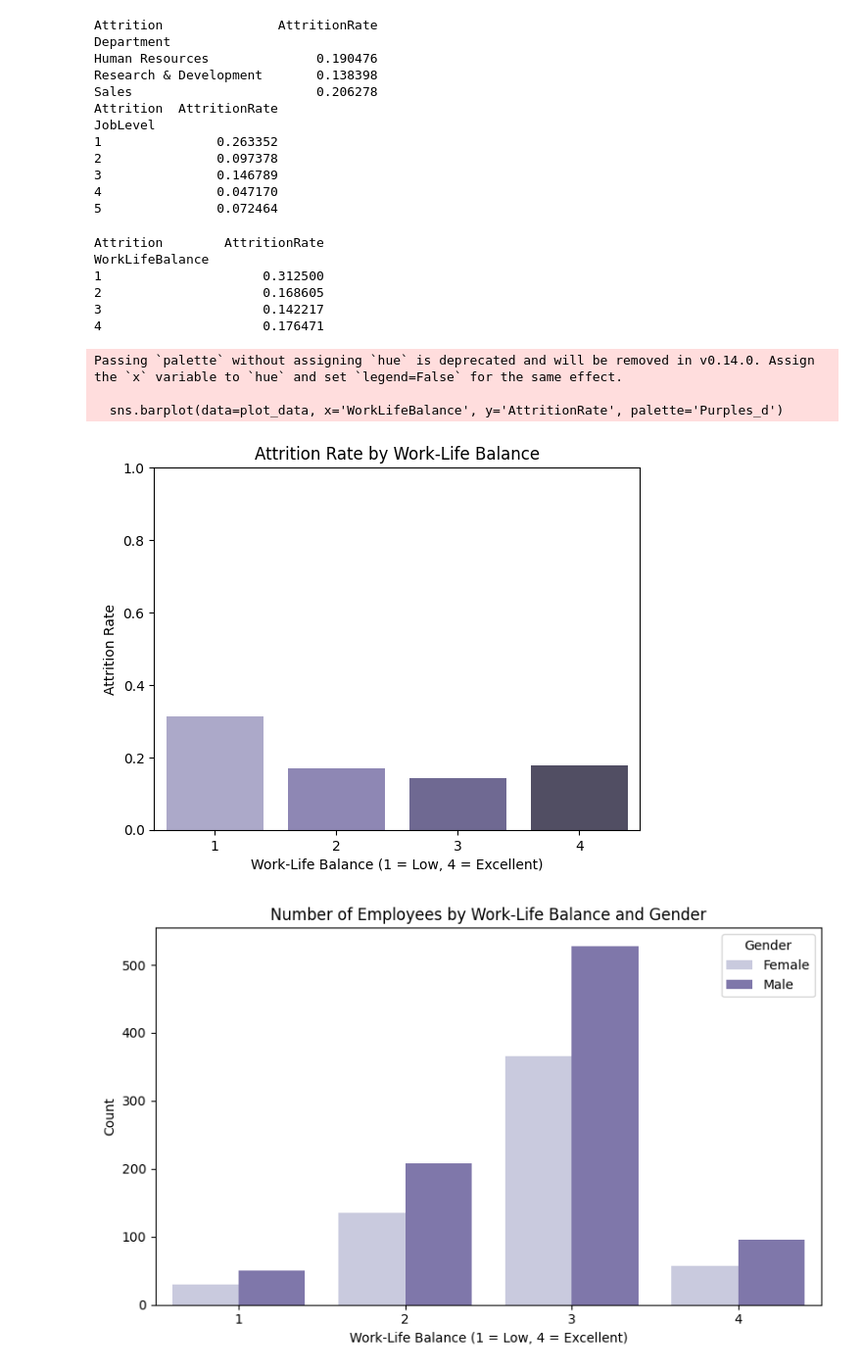
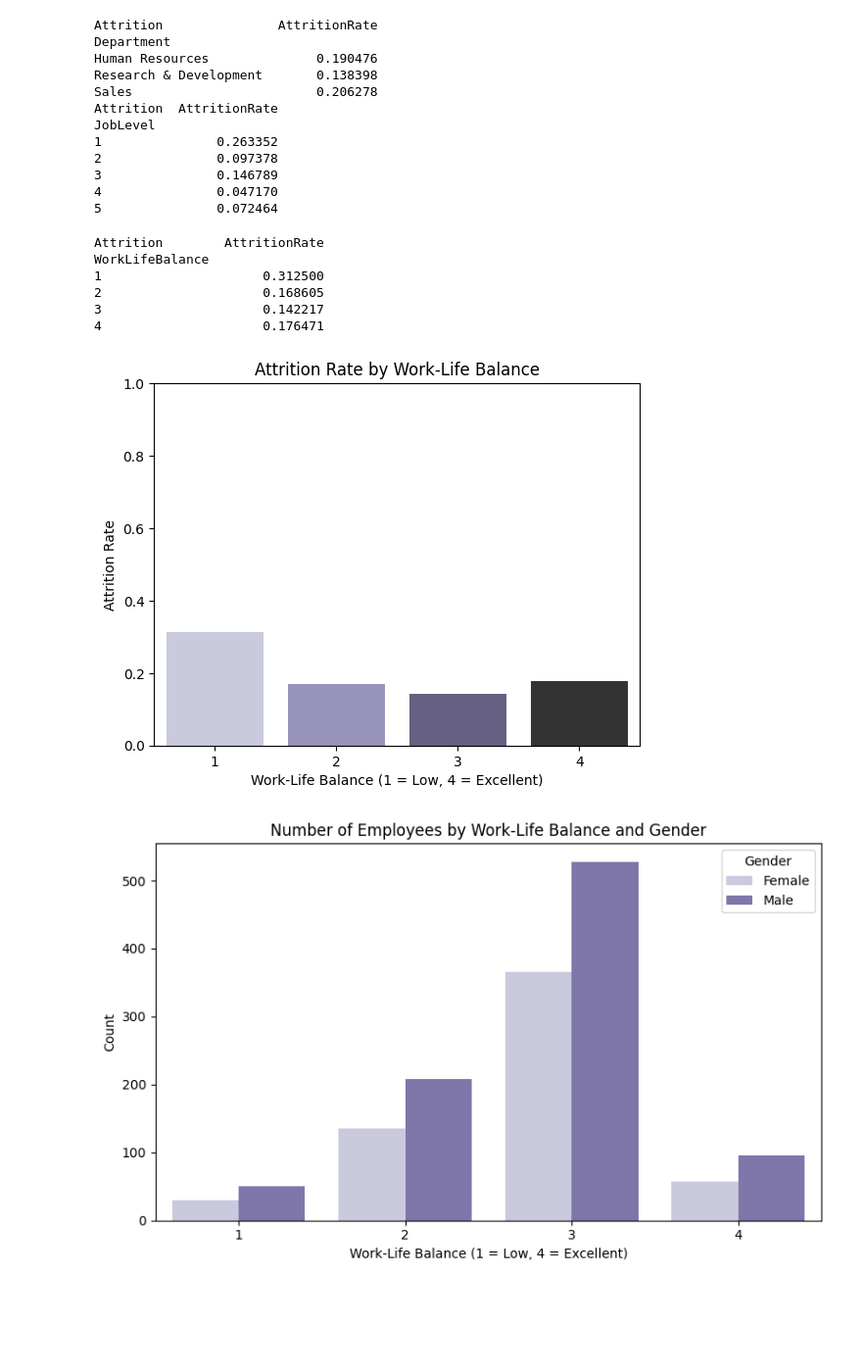
Before and after one commit to melo4yxa77796/EmployeeProductivityAnalysis, a Jupyter notebook: atrrition.ipynb, the cells around one changed output. Shown: that part at 98% size. Saved outputs shown, nothing was run; the diff lists cells and outputs as text; code cells hidden in the pictures; blank space fills up the shorter version.

```diff
--- a/atrrition.ipynb
+++ b/atrrition.ipynb
@@ -529,38 +542,33 @@ JobLevel
 4               0.047170
 5               0.072464
 # %%
-import pandas as pd
+
 
 # Calculate the attrition rate per Work-Life Balance level
 attrition_rate_wlb = df.groupby('WorkLifeBalance')['Attrition'].value_counts(normalize=True).unstack().fillna(0)
 attrition_rate_wlb['AttritionRate'] = attrition_rate_wlb.get('Yes', 0)
 
 print(attrition_rate_wlb[['AttritionRate']])
 
-import seaborn as sns
-import matplotlib.pyplot as plt
 
 # Prepare for plotting
 plot_data = attrition_rate_wlb.reset_index()
 
-sns.barplot(data=plot_data, x='WorkLifeBalance', y='AttritionRate', palette='Purples_d')
+sns.barplot(data=plot_data, x='WorkLifeBalance', y='AttritionRate', palette='Purples_d',hue='WorkLifeBalance', legend=False)
 plt.title('Attrition Rate by Work-Life Balance')
 plt.ylabel('Attrition Rate')
 plt.xlabel('Work-Life Balance (1 = Low, 4 = Excellent)')
 plt.ylim(0, 1)
 plt.savefig("attrition_rate_by_work_life_balance.png", dpi=300, bbox_inches='tight')
 plt.show()
 # %% [output]
 Attrition        AttritionRate
 WorkLifeBalance
 1                     0.312500
 2                     0.168605
 3                     0.142217
 4                     0.176471
-Passing `palette` without assigning `hue` is deprecated and will be removed in v0.14.0. Assign the `x` variable to `hue` and set `legend=False` for the same effect.
-
-  sns.barplot(data=plot_data, x='WorkLifeBalance', y='AttritionRate', palette='Purples_d')
-[figure, old version]
+[figure, new version]
 # %%
 
 
```
Also changed, not shown: parts of 9 cells of this notebook, 5 other files.
